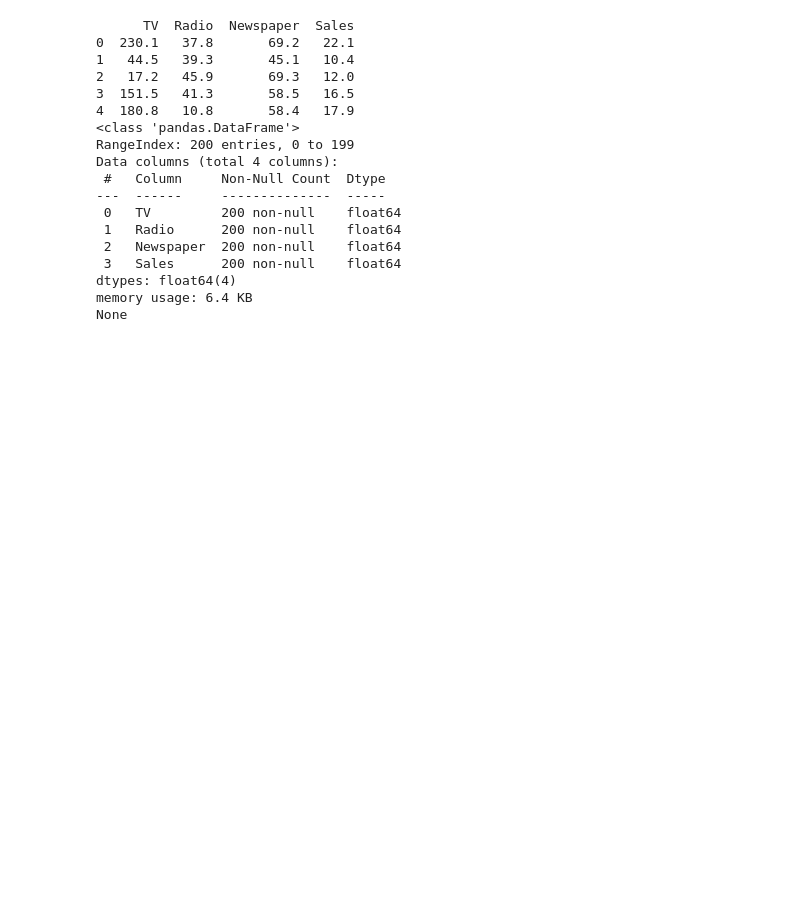
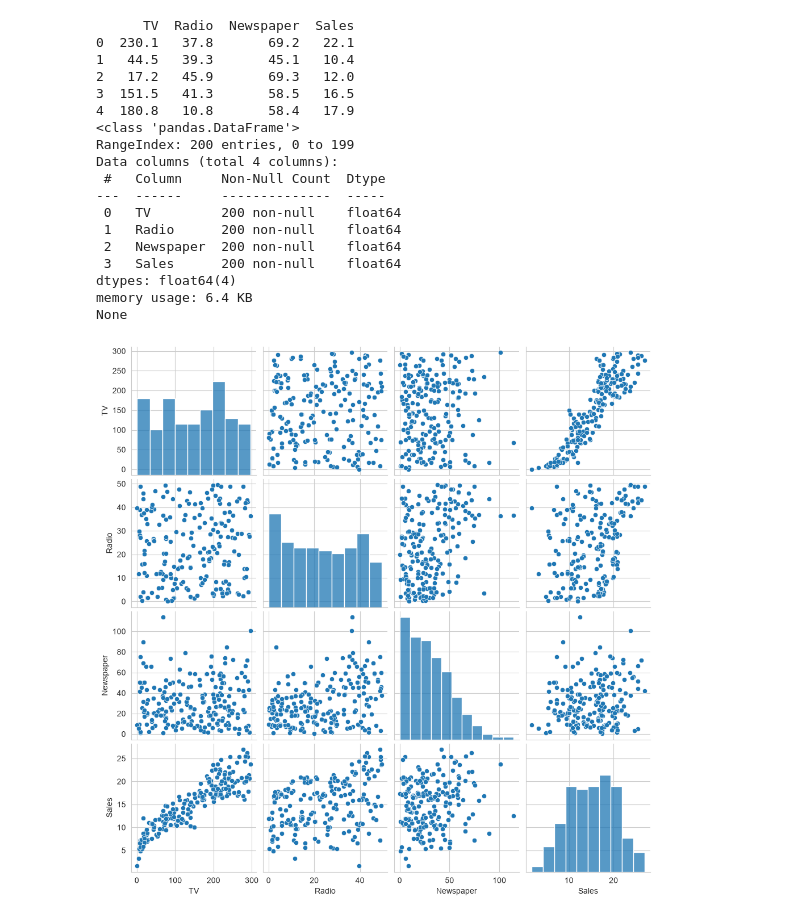
Before and after one commit to PubuduJ/linear-regression-using-numPy, a Jupyter notebook: 1. simple linear regression using numpy.ipynb, the cells around one changed output. Cells and saved outputs as stored; diff of their text form; code cells hidden in the pictures; blank space fills up the shorter version.

Commit message:
Implement data visualization using seaborn and matplotlib

```diff
--- a/1. simple linear regression using numpy.ipynb
+++ b/1. simple linear regression using numpy.ipynb
@@ -52,3 +52,16 @@ Data columns (total 4 columns):
 dtypes: float64(4)
 memory usage: 6.4 KB
 None
+# %%
+# -----------------------------------------------------------------------------
+# Data Visualization
+# -----------------------------------------------------------------------------
+
+# Create pairwise scatter plots to visualize relationships between all variables in the advertising.csv.
+sns.pairplot(df)
+plt.show()
+
+# Based on the pairplot, we can observe that there is a positive linear relationship between the 'TV' advertising budget and 'Sales'.
+# The feature to be used for prediction is 'TV', and the target variable is 'Sales'
+# %% [output]
+[figure, added]
```
